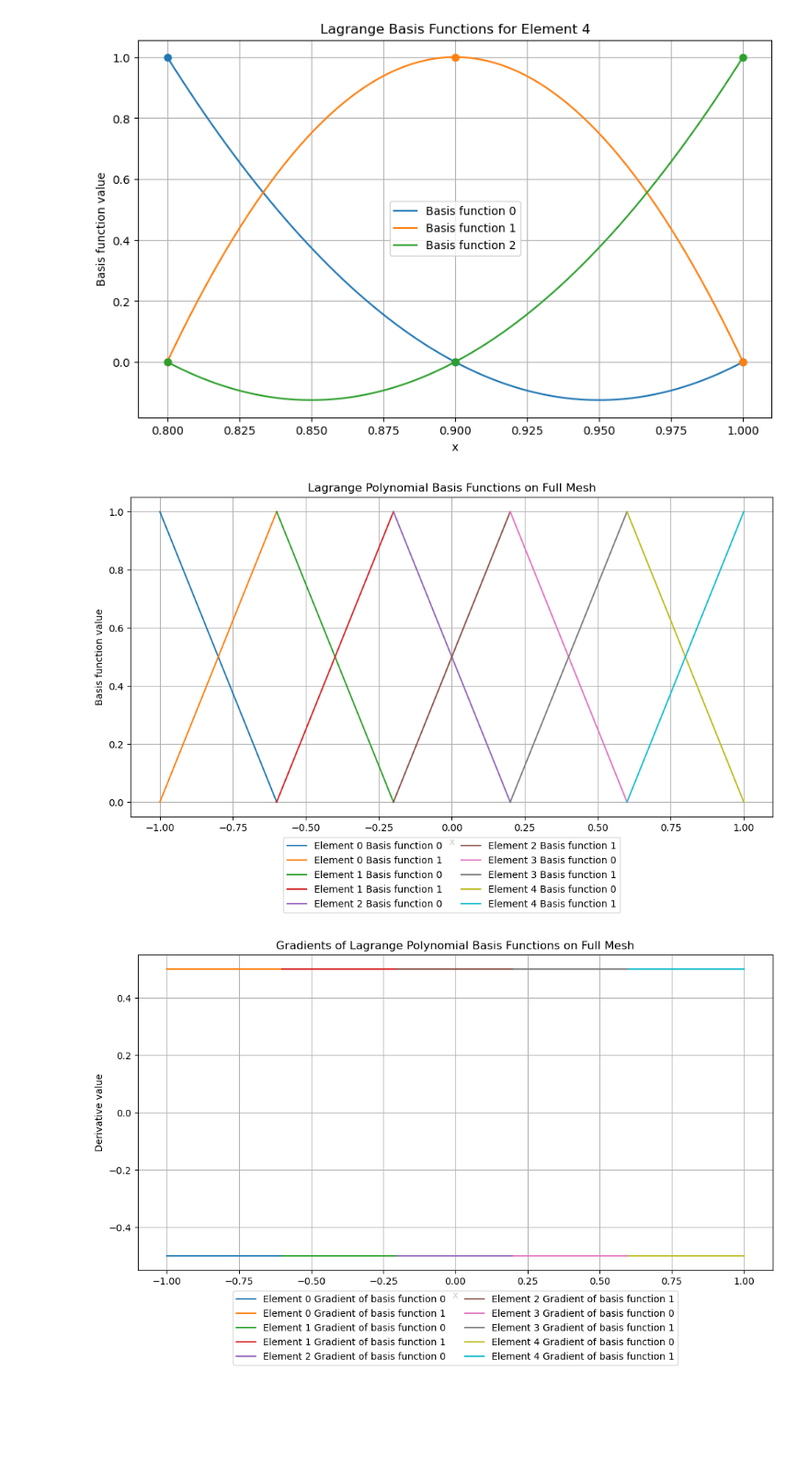
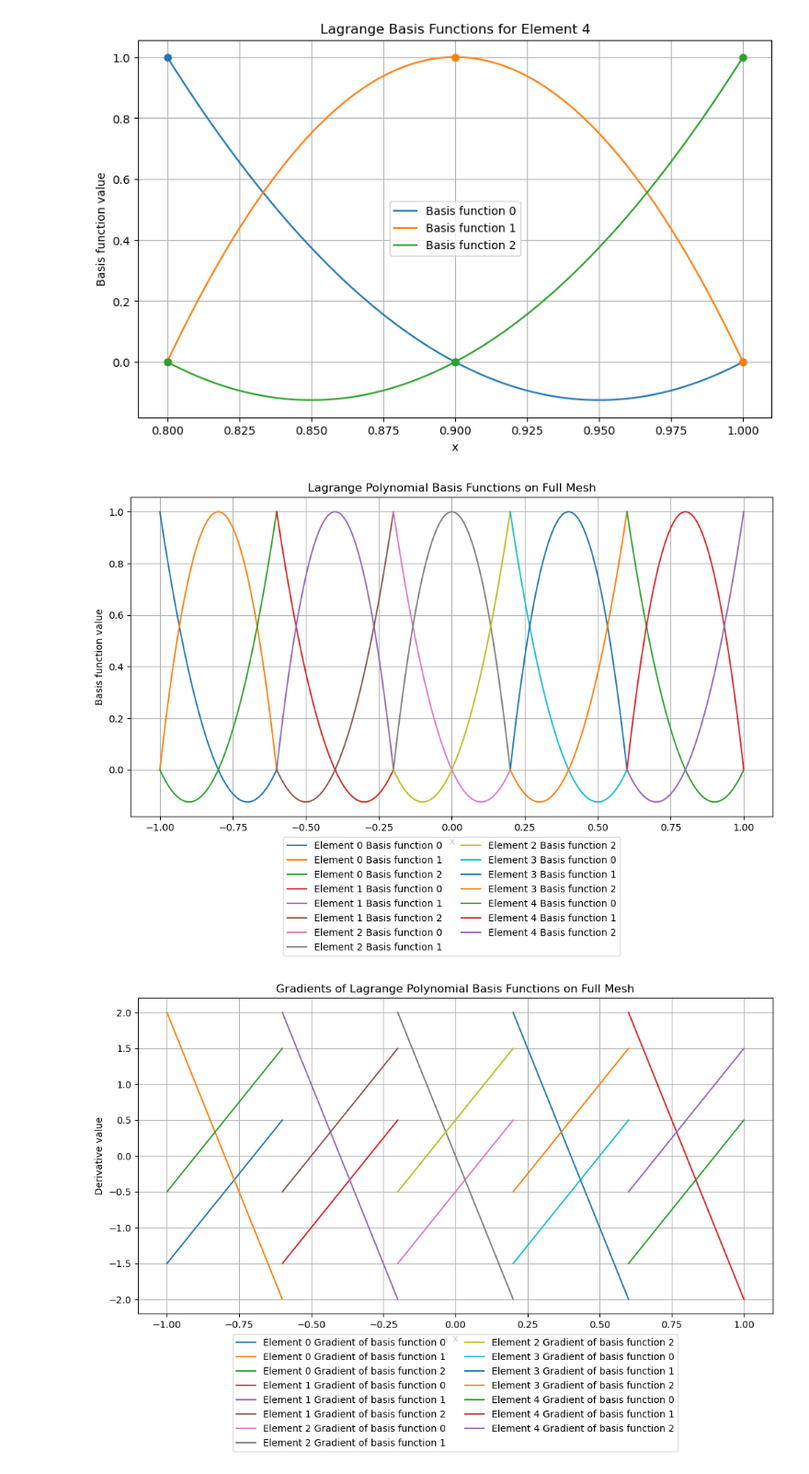
Before and after one commit to JoostHMPrins/ngo, a Jupyter notebook: developnotebooks/lagrangepolynomials.ipynb, the cells around one changed output. Shown at 92% size. Cells and saved outputs as stored; diff of their text form; code cells hidden in the pictures; blank space fills up the shorter version.

Commit message:
Lagrange polynomials develop notebook

```diff
--- a/developnotebooks/lagrangepolynomials.ipynb
+++ b/developnotebooks/lagrangepolynomials.ipynb
@@ -145,33 +145,33 @@ class LagrangePolynomialBasis:
         plt.show()
 
     def plot_gradients(self):
         x_global = np.linspace(-1, 1, 1000)
         plt.figure(figsize=(12, 6))
 
         for elem in range(self.num_elements):
             # Transform local element coordinates to global coordinates
             x_local = np.linspace(-1, 1, 1000)
             x_global_elem = self.element_width * (x_local + 1) / 2 + (-1 + elem * self.element_width)
             basis_gradients = self.grad(x_local)
             for i in range(basis_gradients.shape[1]):
                 plt.plot(x_global_elem, basis_gradients[:, i], label=f'Element {elem} Gradient of basis function {i}')
 
         plt.title('Gradients of Lagrange Polynomial Basis Functions on Full Mesh')
         plt.xlabel('x')
         plt.ylabel('Derivative value')
         plt.legend(loc='upper center', bbox_to_anchor=(0.5, -0.05), ncol=2)
         plt.grid(True)
         plt.show()
 
 # Example usage:
 # Initialize the basis with 4 elements and polynomial order 3
-lagrange_basis = LagrangePolynomialBasis(num_elements=5, poly_order=1)
+lagrange_basis = LagrangePolynomialBasis(num_elements=5, poly_order=2)
 
 # Plot the basis functions on the full mesh
 lagrange_basis.plot_basis()
 
 # Plot the gradients of the basis functions on the full mesh
 lagrange_basis.plot_gradients()
 # %% [output]
-[figure, old version]
+[figure, new version]
-[figure, old version]
+[figure, new version]
```
Also changed, not shown: parts of 4 cells of this notebook.
